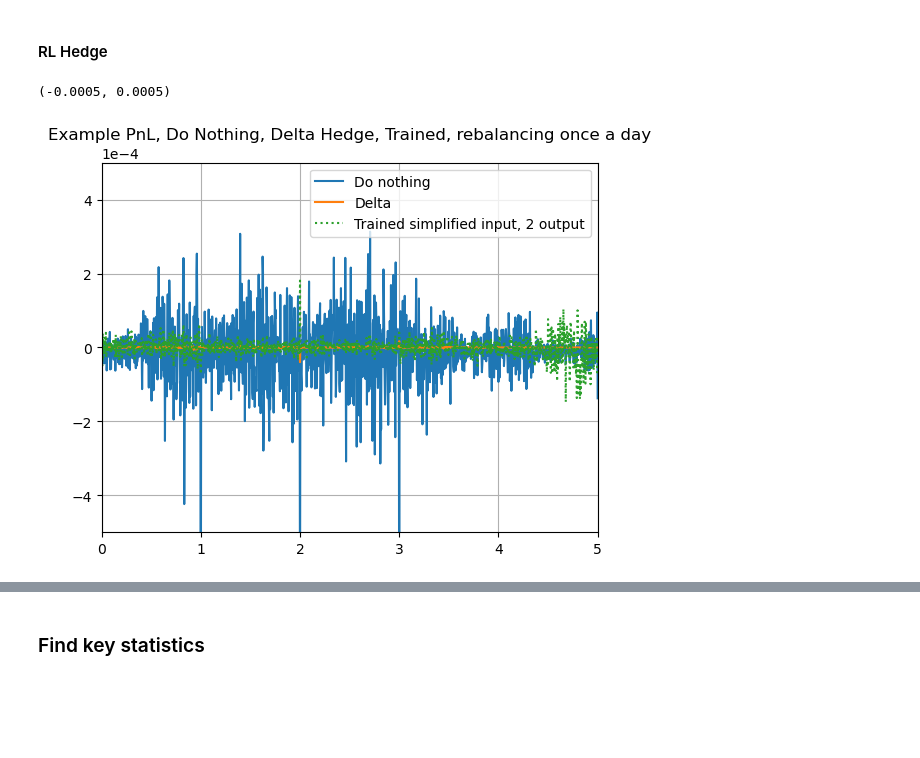
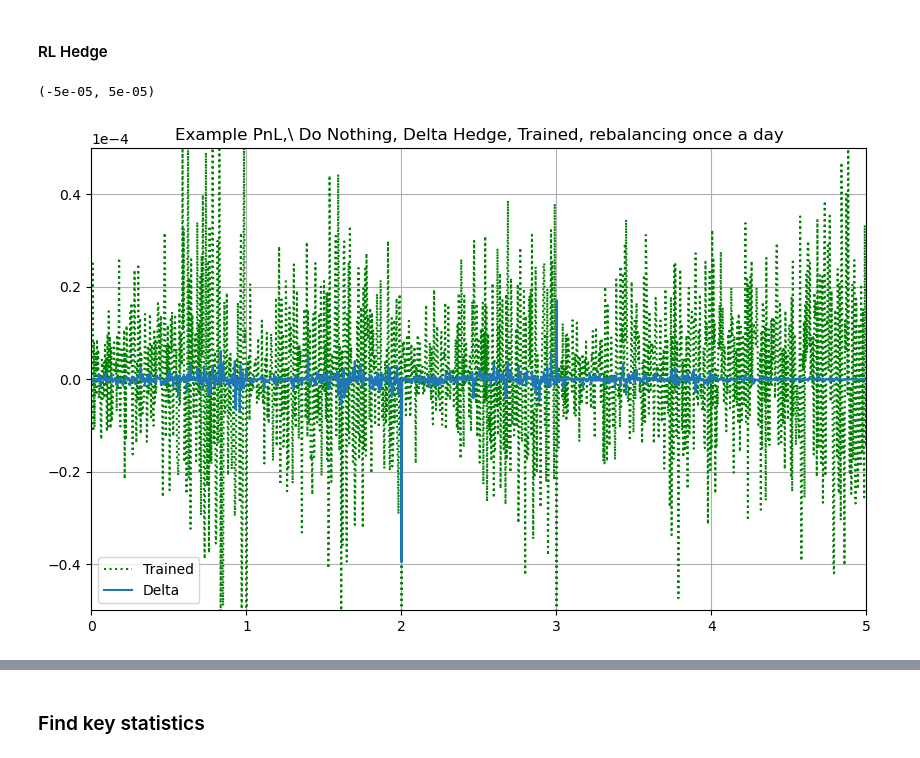
Before and after one commit to spelbella/cva_risk_management_thesis, a Jupyter notebook: PPO/testPPO.ipynb, the cells around one changed output, grey strips where cells are left out. Cells and saved outputs as stored; diff of their text form; code cells hidden in the pictures; blank space fills up the shorter version.

Commit message:
Changed TestPPO to present trained results, not do nothing \\ Added to GitIgnore

```diff
--- a/PPO/testPPO.ipynb
+++ b/PPO/testPPO.ipynb
@@ -44,7 +44,7 @@ from MarketGeneratingFunctions.path_datatype import Path
 ### Load a test dataset (In this case all runs with idx over 800 (where train maxes) :/)
 # %%
 ## Load File
-with open("../ZeroCorrTest","rb") as fp:   # Set Test Data according to what it's trained on
+with open("ZeroCorrTest","rb") as fp:   # Set Test Data according to what it's trained on
     paths = pickle.load(fp)
 # %% [markdown]
 ### Setup tests just like when testing delta hedge
@@ -102,7 +102,7 @@ for i in range(len(pnl_without_hedge)):
 import pickle
 import torch as th
 
-modelG = PPO.load("logs/models/xsbig_final.zip") #<- Set model to load, should be auto from here
+modelG = PPO.load("Results/Huge/best_model.zip") #<- Set model to load, should be auto from here
 action_scale = 2
 
 def rlHedge(path, model, transaction = False):
@@ -125,10 +125,10 @@ def rlHedge(path, model, transaction = False):
         futureSwapts = [0.0] + [path.Swaptions[j][i+1] for j in range(0,19)]
 
         # Create Hedge
-        hedgPos = model.predict(np.asmatrix([lambdax,r,t]), deterministic = True)   #<-  If you're using a model with xs observation space
-        #hedgPos = model.predict(np.concat([Sobs,Qobs]), deterministic = True)      #<- If you're using a model with full observation space
-        hedgPos = hedgPos[0][0]                                                     #<-  If you're using a model with xs observation space
-        #hedgPos = hedgPos[0]                                                       #<- If you're using a model with full observation space
+        #hedgPos = model.predict(np.asmatrix([lambdax,r,t]), deterministic = True)   #<-  If you're using a model with xs observation space
+        hedgPos = model.predict(np.concat([Sobs,Qobs]), deterministic = True)      #<- If you're using a model with full observation space
+        #hedgPos = hedgPos[0][0]                                                     #<-  If you're using a model with xs observation space
+        hedgPos = hedgPos[0]                                                       #<- If you're using a model with full observation space
 
         if len(hedgPos) == 2:
             swpt = hedgPos[0]
@@ -161,20 +161,20 @@ for i in range(len(pnl_without_hedge)):
     pnl_RL_hedge[i] = rlHedge(paths[i], modelG)
     pnl_RL_hedgeb[i] = rlHedge(paths[i], modelG, transaction = True)
 # %%
-plt.figure(1)
-plt.title("Example PnL, Do Nothing, Delta Hedge, Trained, rebalancing once a day")
+plt.figure(figsize=(10,6))
+plt.title("Example PnL,\\ Do Nothing, Delta Hedge, Trained, rebalancing once a day")
 plt.grid()
 plt.ticklabel_format(axis='y', style='sci', scilimits=(-4,-4))
-plt.plot(paths[49].t_s[1:],pnl_without_hedge[0])
+#plt.plot(paths[49].t_s[1:],pnl_without_hedge[0])
+plt.plot(paths[49].t_s[1:],pnl_RL_hedge[0], color = 'green')
 plt.plot(paths[49].t_s[1:],pnl_delta_hedge[0])
-plt.plot(paths[49].t_s[1:],pnl_RL_hedge[0], linestyle = ':')
-plt.plot(paths[0].t_s[1:],pnl_RL_hedgeb[0], linestyle = ':')
-plt.legend(['Do nothing','Delta','Trained'])
+#plt.plot(paths[0].t_s[1:],pnl_RL_hedgeb[0], linestyle = ':')
+plt.legend(['Trained','Delta'])
 plt.xlim((0,5))
-plt.ylim((-5*1e-4,5*1e-4))
+plt.ylim((-5*1e-5,5*1e-5))
 # %% [output]
-(-0.0005, 0.0005)
+(-5e-05, 5e-05)
-[figure, old version]
+[figure, new version]
 # %%
 plt.hist([float(a) for b in pnl_without_hedge for a in b[0:251]], histtype='step', bins=np.linspace(-2e-4,2e-4,40), edgecolor='black', alpha=0.7)
 plt.xlabel("PnL Unhedged")
```
Also changed, not shown: parts of 3 cells of this notebook, 1 other file.
